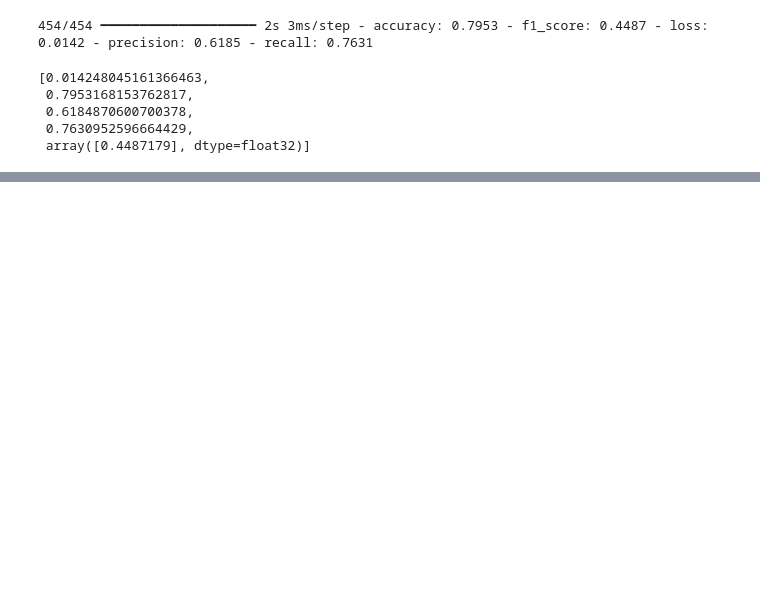
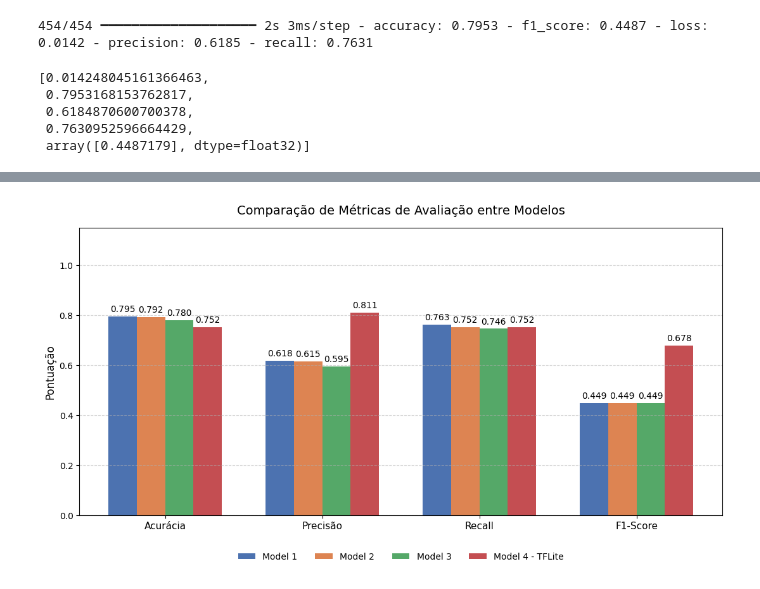
Before and after one commit to PedroMeerholz/esp32-fall-detection, a Jupyter notebook: notebooks/models_evaluation.ipynb, the cells around one changed output, grey strips where cells are left out. Cells and saved outputs as stored; diff of their text form; code cells hidden in the pictures; blank space fills up the shorter version.

```diff
--- a/notebooks/models_evaluation.ipynb
+++ b/notebooks/models_evaluation.ipynb
@@ -24,4 +32,8 @@ X_train.shape, y_train.shape, X_test.shape, y_test.shape, X_val.shape, y_val.sha
 model_1 = load_model(MODELS_BASE_PATH + 'best_model_exp1.keras')
 model_2 = load_model(MODELS_BASE_PATH + 'best_model_exp2.keras')
 model_3 = load_model(MODELS_BASE_PATH + 'best_model_exp3.keras')
+
+model_path = 'C:\\Users\\meerh\\Documents\\esp32-fall-detection\\models\\model_quantized.tflite'
+interpreter = tf.lite.Interpreter(model_path=model_path)
+interpreter.allocate_tensors()
 # %% [output]
@@ -72,7 +152,8 @@ model_3_results = results
 resultados = {
     "Model 1": model_1_results,
     "Model 2": model_2_results,
-    "Model 3": model_3_results
+    "Model 3": model_3_results,
+    "Quantized Model 1": quantized_model_results
 }
 resultados
 # %% [output]
@@ -91,67 +176,58 @@ resultados
 # %%
-import matplotlib.pyplot as plt
-import numpy as np
-
 def plot_comparacao_modelos(resultados_modelos):
     metricas = ['Acurácia', 'Precisão', 'Recall', 'F1-Score']
     nomes_modelos = list(resultados_modelos.keys())
 
-    # Certifique-se de que há exatamente 3 modelos para esta visualização
-    if len(nomes_modelos) != 3:
-        raise ValueError("O dicionário deve conter exatamente 3 modelos.")
+    if len(nomes_modelos) != 4:
+        raise ValueError('O dicionário deve conter exatamente 4 modelos.')
 
-    # Extrai as listas de valores para cada modelo
-    valores_mod1 = resultados_modelos[nomes_modelos[0]]
-    valores_mod2 = resultados_modelos[nomes_modelos[1]]
-    valores_mod3 = resultados_modelos[nomes_modelos[2]]
+    cores = ['#4C72B0', '#DD8452', '#55A868', '#C44E52']
+    x = np.arange(len(metricas))
+    largura = 0.18
 
-    # Define as posições base no eixo X (uma para cada métrica)
-    x = np.arange(len(metricas))
+    fig, ax = plt.subplots(figsize=(11, 6))
 
-    # Define a largura das barras (dividimos o espaço para caber as 3 barras juntas)
-    largura = 0.25
+    for indice, nome_modelo in enumerate(nomes_modelos):
+        valores = resultados_modelos[nome_modelo]
+        deslocamento = (indice - (len(nomes_modelos) - 1) / 2) * largura
+        barras = ax.bar(x + deslocamento, valores, largura, label=nome_modelo, color=cores[indice])
 
-    # Configuração da figura
-    fig, ax = plt.subplots(figsize=(10, 6))
+        for barra in barras:
+            altura = barra.get_height()
+            ax.annotate(
+                f'{altura:.3f}',
+                xy=(barra.get_x() + barra.get_width() / 2, altura),
+                xytext=(0, 3),
+                textcoords='offset points',
+                ha='center',
+                va='bottom',
+                fontsize=10,
+            )
 
-    # Cria as barras deslocando as posições no eixo X (-largura, 0, +largura)
-    barras1 = ax.bar(x - largura, valores_mod1, largura, label=nomes_modelos[0], color='#4C72B0')
-    barras2 = ax.bar(x,           valores_mod2, largura, label=nomes_modelos[1], color='#DD8452')
-    barras3 = ax.bar(x + largura, valores_mod3, largura, label=nomes_modelos[2], color='#55A868')
-
-    # Personaliza textos, títulos e eixos
     ax.set_ylabel('Pontuação', fontsize=12)
     ax.set_title('Comparação de Métricas de Avaliação entre Modelos', fontsize=14, pad=15)
     ax.set_xticks(x)
     ax.set_xticklabels(metricas, fontsize=11)
-
-    # Posiciona a legenda fora do gráfico para não sobrepor as barras
-    ax.legend(loc='upper center', bbox_to_anchor=(0.5, -0.1), ncol=3, frameon=False)
-
-    # Aumenta o limite do eixo Y para sobrar espaço para os números em cima das barras
+    ax.legend(loc='upper center', bbox_to_anchor=(0.5, -0.1), ncol=4, frameon=False)
     ax.set_ylim(0, 1.15)
-
-    # Função auxiliar para adicionar o valor acima de cada barra
-    def adicionar_rotulos(barras):
-        for barra in barras:
-            altura = barra.get_height()
-            ax.annotate(f'{altura:.3f}', # Formata com 3 casas decimais
-                        xy=(barra.get_x() + barra.get_width() / 2, altura),
-                        xytext=(0, 3),   # Deslocamento de 3 pontos para cima
-                        textcoords="offset points",
-                        ha='center', va='bottom', fontsize=10)
-
-    # Aplica a função de rótulos nas três barras
-    adicionar_rotulos(barras1)
-    adicionar_rotulos(barras2)
-    adicionar_rotulos(barras3)
-
-    # Adiciona uma grade horizontal sutil
     ax.grid(axis='y', linestyle='--', alpha=0.5)
 
-    # Ajusta o layout e plota
     plt.tight_layout()
     plt.show()
+
+
+resultados_4_modelos = {
+    'Model 1': resultados['Model 1'],
+    'Model 2': resultados['Model 2'],
+    'Model 3': resultados['Model 3'],
+    'Model 4 - TFLite': quantized_model_results,
+}
+
+resultados_4_modelos
+
+plot_comparacao_modelos(resultados_4_modelos)
+# %% [output]
+[figure, added]
 # %%
 plot_comparacao_modelos(resultados)
 # %% [output]
```
Also changed, not shown: parts of 14 cells of this notebook, 1 other file.
